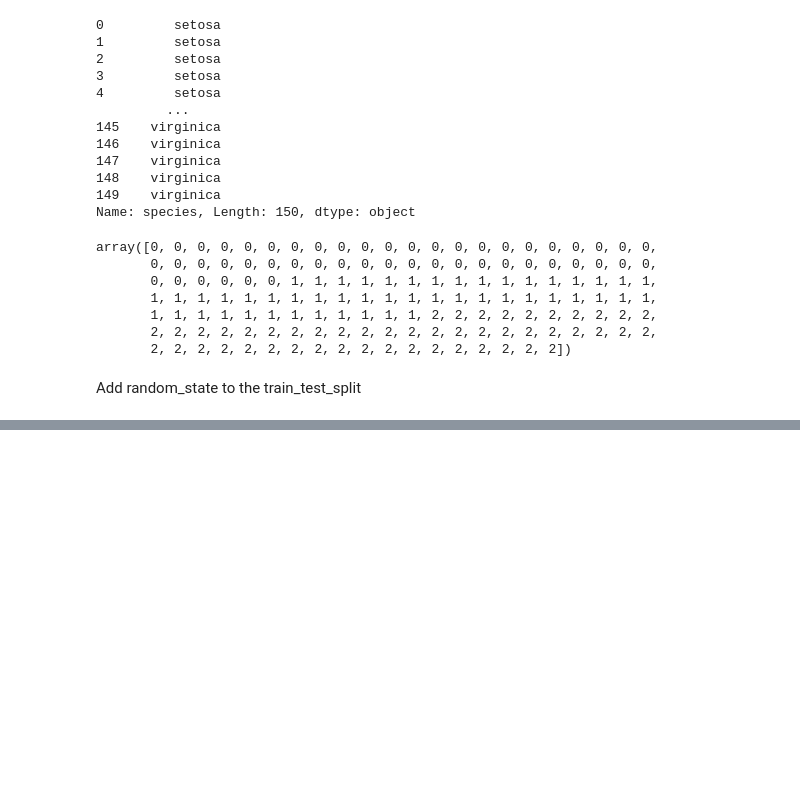
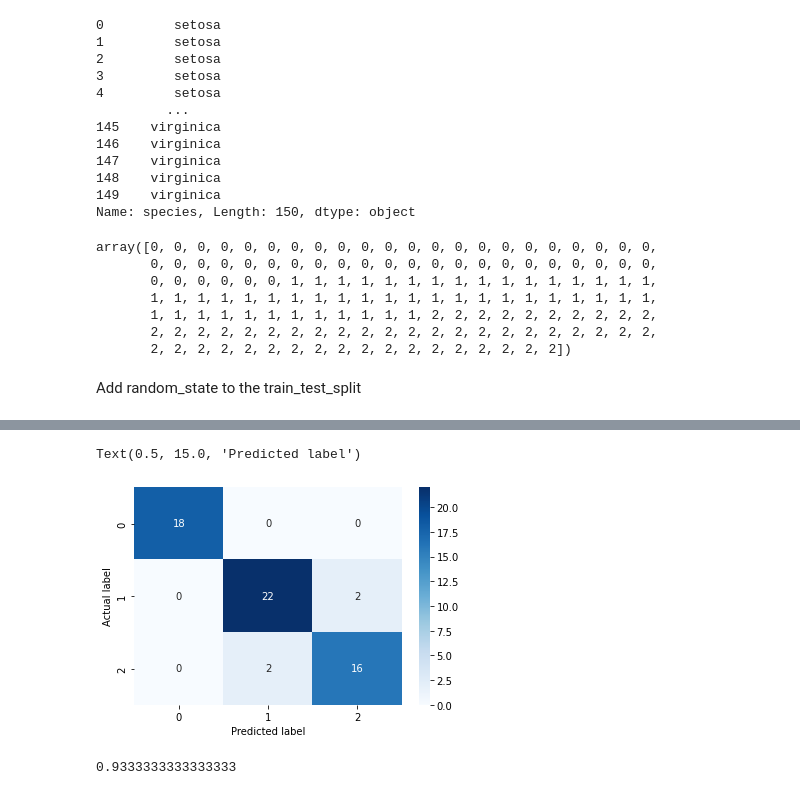
Before and after one commit to AnjulGupta12/Machine-Learning-Project, a Jupyter notebook: ML_project.ipynb, the cells around one changed output, grey strips where cells are left out. Cells and saved outputs as stored; diff of their text form; code cells hidden in the pictures; blank space fills up the shorter version.

```diff
--- a/ML_project.ipynb
+++ b/ML_project.ipynb
@@ -364,0 +472,11 @@ X_train, X_test, y_train, y_test = train_test_split(X, Y, test_size =0.2, random
+# %%
+sns.heatmap(data=confusion_matrix(y_test, y_pred2), annot=True, cmap='Blues')
+plt.ylabel('Actual label')
+plt.xlabel('Predicted label')
+# %% [output]
+Text(0.5, 15.0, 'Predicted label')
+[figure, added]
+# %%
+accuracy_score(y_test, y_pred3)
+# %% [output]
+0.9333333333333333
```
Also changed, not shown: parts of 30 cells of this notebook.
